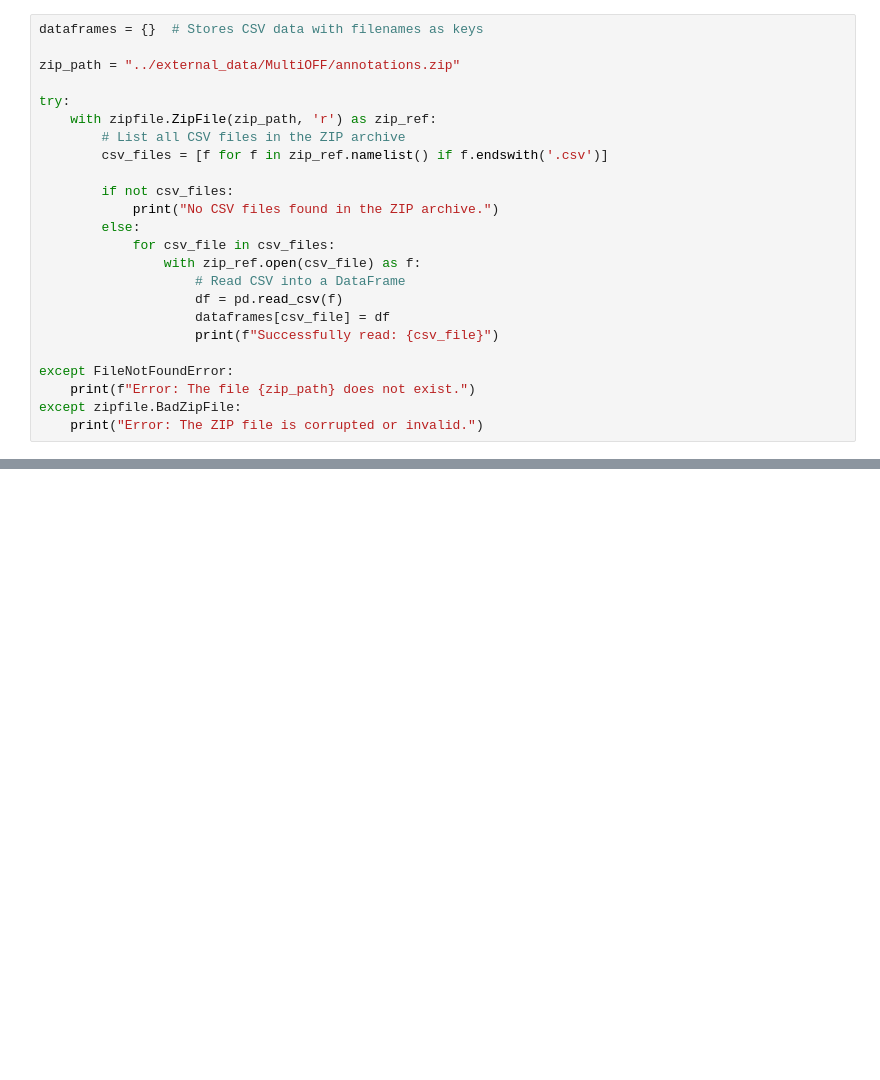
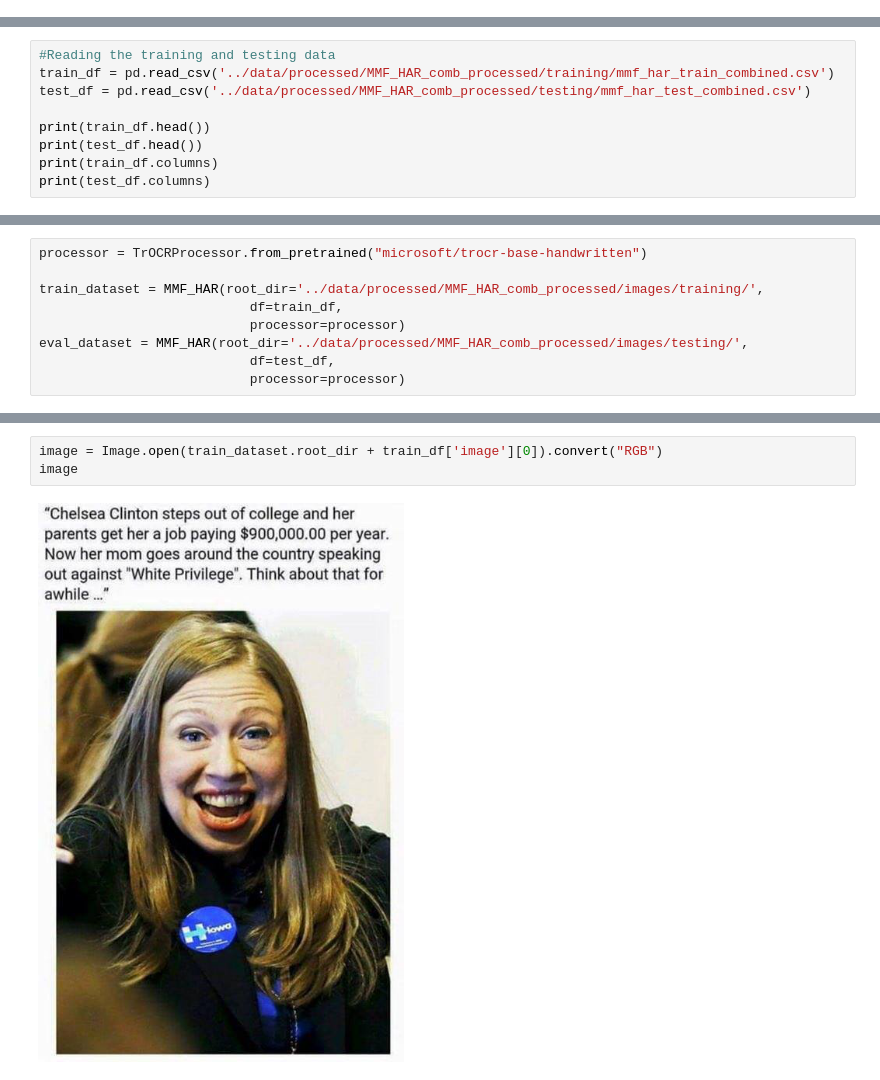
Before and after one commit to Amene-Gafsi/NoHateZone, a Jupyter notebook: Fine_tuning_TrOCR/Fine_tune_TrOCR_with_HarMeme.ipynb, the cells around one changed output, grey strips where cells are left out. Cells and saved outputs as stored; diff of their text form; blank space fills up the shorter version.

```diff
--- a/Fine_tuning_TrOCR/Fine_tune_TrOCR_with_HarMeme.ipynb
+++ b/Fine_tuning_TrOCR/Fine_tune_TrOCR_with_HarMeme.ipynb
@@ -12,24 +16,0 @@ import os
-# %%
-dataframes = {}  # Stores CSV data with filenames as keys
-
-zip_path = "../external_data/MultiOFF/annotations.zip"
-
-try:
-    with zipfile.ZipFile(zip_path, 'r') as zip_ref:
-        # List all CSV files in the ZIP archive
-        csv_files = [f for f in zip_ref.namelist() if f.endswith('.csv')]
-
-        if not csv_files:
-            print("No CSV files found in the ZIP archive.")
-        else:
-            for csv_file in csv_files:
-                with zip_ref.open(csv_file) as f:
-                    # Read CSV into a DataFrame
-                    df = pd.read_csv(f)
-                    dataframes[csv_file] = df
-                    print(f"Successfully read: {csv_file}")
-
-except FileNotFoundError:
-    print(f"Error: The file {zip_path} does not exist.")
-except zipfile.BadZipFile:
-    print("Error: The ZIP file is corrupted or invalid.")
@@ -213,0 +17,9 @@ image_list_mff
+# %%
+#Reading the training and testing data
+train_df = pd.read_csv('../data/processed/MMF_HAR_comb_processed/training/mmf_har_train_combined.csv')
+test_df = pd.read_csv('../data/processed/MMF_HAR_comb_processed/testing/mmf_har_test_combined.csv')
+
+print(train_df.head())
+print(test_df.head())
+print(train_df.columns)
+print(test_df.columns)
@@ -213,0 +79,9 @@ image_list_mff
+# %%
+processor = TrOCRProcessor.from_pretrained("microsoft/trocr-base-handwritten")
+
+train_dataset = MMF_HAR(root_dir='../data/processed/MMF_HAR_comb_processed/images/training/',
+                           df=train_df,
+                           processor=processor)
+eval_dataset = MMF_HAR(root_dir='../data/processed/MMF_HAR_comb_processed/images/testing/',
+                           df=test_df,
+                           processor=processor)
@@ -213,0 +103,5 @@ image_list_mff
+# %%
+image = Image.open(train_dataset.root_dir + train_df['image'][0]).convert("RGB")
+image
+# %% [output]
+[figure, added]
```
Also changed, not shown: parts of 33 cells of this notebook, 4 other files.
